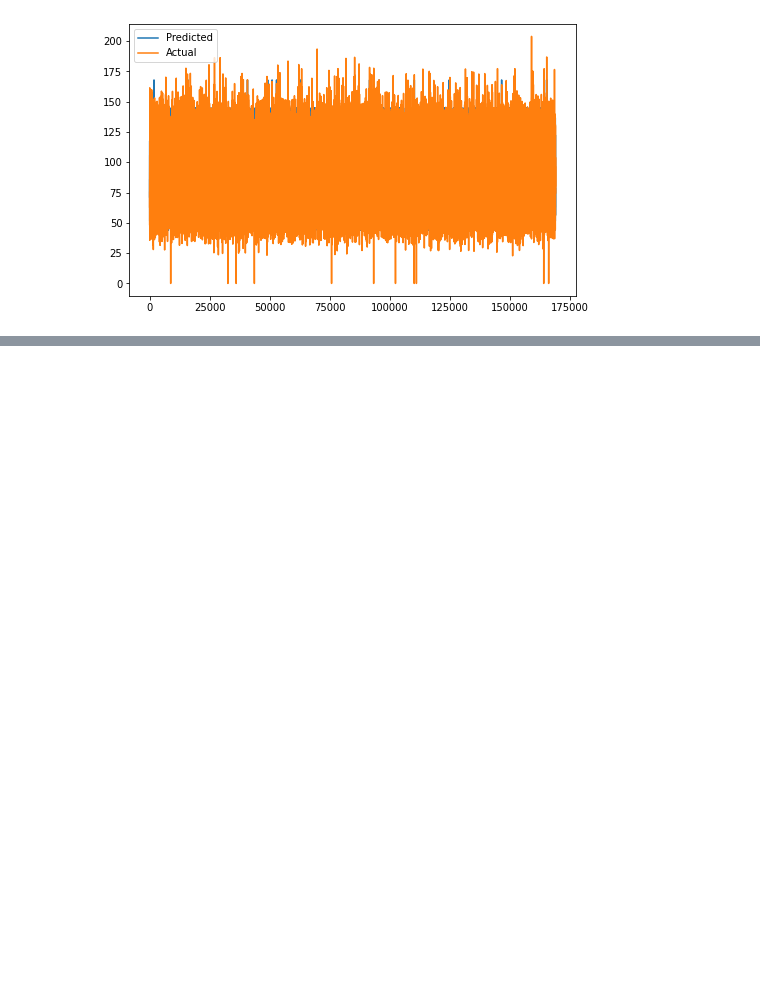
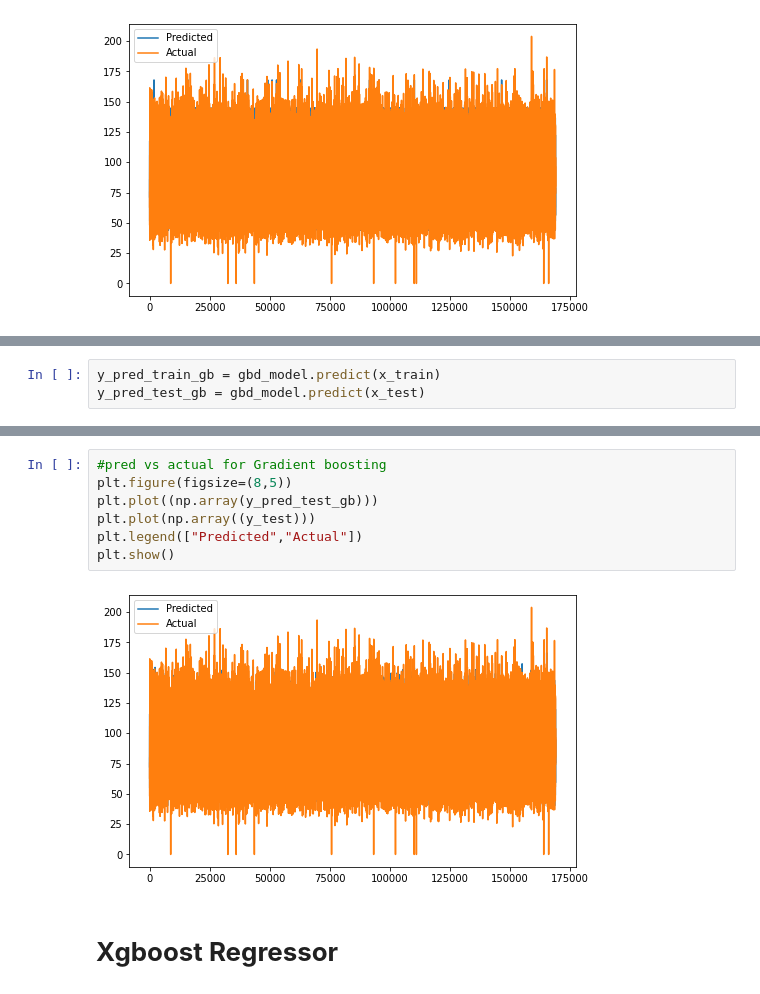
Before and after one commit to ChetanJadhav2341/Rossmann-Sales-Prediction, a Jupyter notebook: Rossmann_Sales_Prediction_Capstone_Project.ipynb, the cells around one changed output, grey strips where cells are left out. Drawn from its saved outputs; the diff is of its cells as text; blank space fills up the shorter version.

```diff
--- a/Rossmann_Sales_Prediction_Capstone_Project.ipynb
+++ b/Rossmann_Sales_Prediction_Capstone_Project.ipynb
@@ -1007,0 +1089,3 @@ plt.show()
+# %%
+y_pred_train_gb = gbd_model.predict(x_train)
+y_pred_test_gb = gbd_model.predict(x_test)
@@ -1007,0 +1138,11 @@ plt.show()
+# %%
+#pred vs actual for Gradient boosting
+plt.figure(figsize=(8,5))
+plt.plot((np.array(y_pred_test_gb)))
+plt.plot(np.array((y_test)))
+plt.legend(["Predicted","Actual"])
+plt.show()
+# %% [output]
+[figure, added]
+# %% [markdown]
+# **Xgboost Regressor**
```
Also changed, not shown: parts of 48 cells of this notebook.
